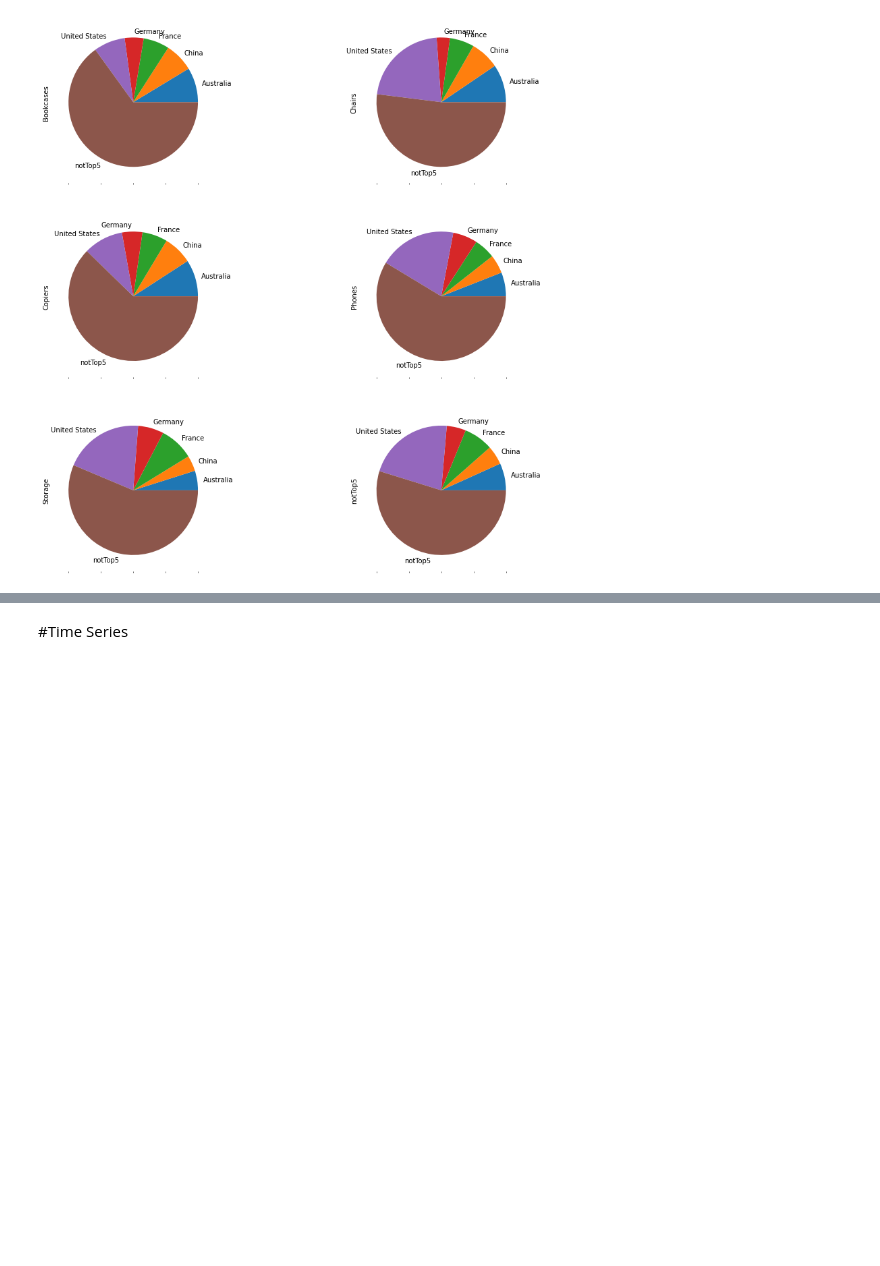
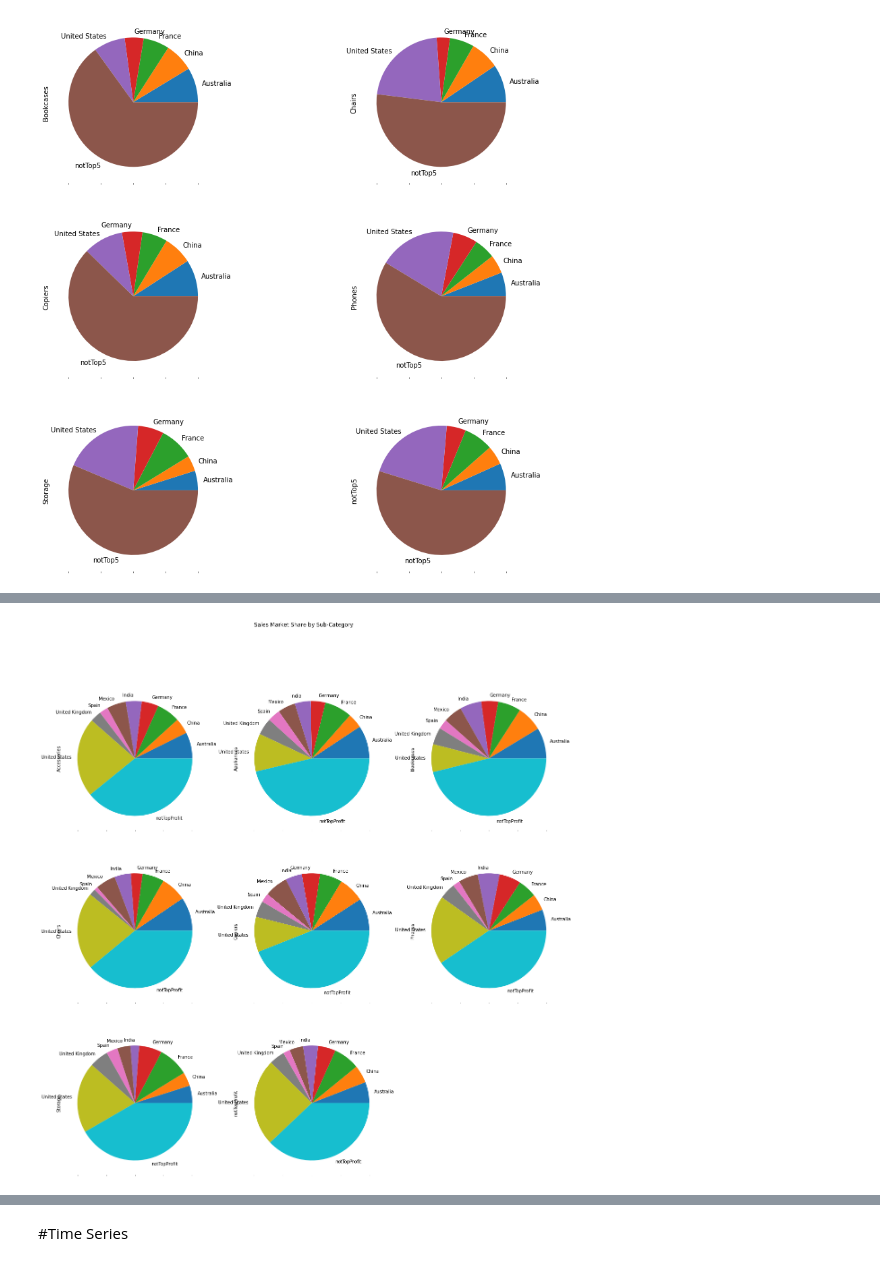
Before and after one commit to Praxis-QR/PythonForManagers, a Jupyter notebook: Superstore_Sales_Data_Analysis_2023.ipynb, the cells around one changed output, grey strips where cells are left out. Cells and saved outputs as stored; diff of their text form; code cells hidden in the pictures; blank space fills up the shorter version.

```diff
--- a/Superstore_Sales_Data_Analysis_2023.ipynb
+++ b/Superstore_Sales_Data_Analysis_2023.ipynb
@@ -577,0 +493,3 @@ dfS3K_C5.groupby('sub_category').sum()['profit'].plot(kind='pie', title = '80pc
+# %%
+Countries80pcProfit = list(dfCopy.cumsum()['profit_pct'].to_frame()[dfCopy.cumsum()['profit_pct'].to_frame()['profit_pct'] < 0.8].index)
+print(Countries80pcProfit)
@@ -577,0 +500,5 @@ dfS3K_C5.groupby('sub_category').sum()['profit'].plot(kind='pie', title = '80pc
+# %%
+dfS3K.groupby('sub_category').sum()['profit'].round(decimals = 2)
+dfCopy = dfS3K.groupby('sub_category').sum()['profit'].sort_values(ascending= False).round().to_frame()
+dfCopy['profit_pct'] = dfCopy['profit']/dfCopy.sum()['profit']
+dfCopy.cumsum()['profit_pct'].to_frame().head(10)
@@ -577,0 +518,3 @@ dfS3K_C5.groupby('sub_category').sum()['profit'].plot(kind='pie', title = '80pc
+# %%
+SubCat80pcProfit = list(dfCopy.cumsum()['profit_pct'].to_frame()[dfCopy.cumsum()['profit_pct'].to_frame()['profit_pct'] < 0.8].index)
+print(SubCat80pcProfit)
@@ -577,0 +525,6 @@ dfS3K_C5.groupby('sub_category').sum()['profit'].plot(kind='pie', title = '80pc
+# %%
+dfCopy = dfS3K.copy()
+dfCopy.loc[~dfCopy['country'].isin(Countries80pcProfit),'country'] = 'notTopProfit'
+dfCopy.loc[~dfCopy['sub_category'].isin(SubCat80pcProfit),'sub_category'] = 'notTopProfit'
+pd.pivot_table(dfCopy, index = 'country', columns = 'sub_category', values = 'sales', aggfunc = 'sum', margins=True)
+#dfS3K_2['country'].unique()
@@ -577,0 +545,5 @@ dfS3K_C5.groupby('sub_category').sum()['profit'].plot(kind='pie', title = '80pc
+# %%
+pd.pivot_table(dfCopy, index = 'country', columns = 'sub_category', values = 'sales', aggfunc = 'sum').\
+plot(kind='pie',subplots=True, layout = (3,3), figsize=(20, 20), legend = False, title = 'Sales Market Share by Sub-Category' );
+# %% [output]
+[figure, added]
```
Also changed, not shown: parts of 44 cells of this notebook.
